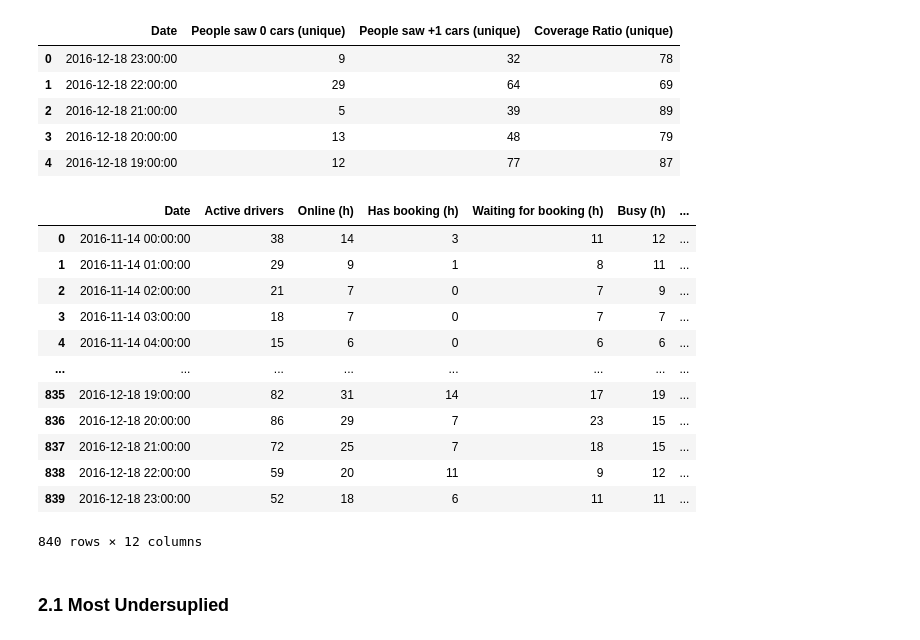
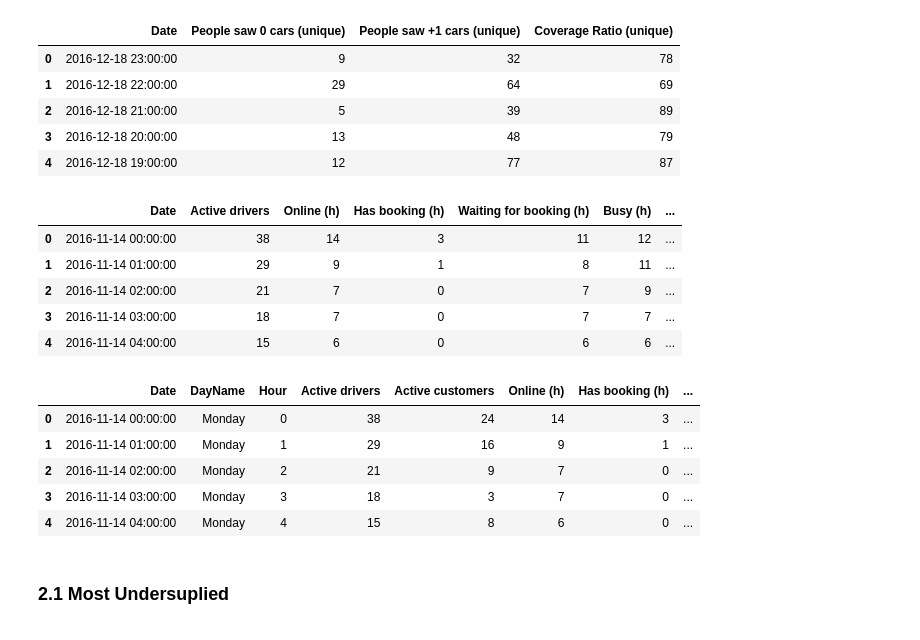
Before and after one commit to enliktjioe/PythonProjects, a Jupyter notebook: Bolt_DA_Test/Supply_and_Demand.ipynb, the cells around one changed output. Saved outputs shown, nothing was run; the diff lists cells and outputs as text; code cells hidden in the pictures.

```diff
--- a/Bolt_DA_Test/Supply_and_Demand.ipynb
+++ b/Bolt_DA_Test/Supply_and_Demand.ipynb
@@ -73,19 +76,13 @@ df2_w5 = df2[(df2['Date'] >= '2016-12-12 00:00:00') & (df2['Date'] <= '2016-12-1
 # %%
 ## Merge Supply and Demand data
 df_supply_demand = df1.merge(df2, how='outer', on='Date')
 df_supply_demand = df_supply_demand.sort_values(by="Date", ascending=True).reset_index(drop=True)
-df_supply_demand
+df_supply_demand = df_supply_demand.fillna(0)
+df_supply_demand.head()
 # %% [output]
 |  | Date | Active drivers | Online (h) | Has booking (h) | Waiting for booking (h) | Busy (h) | ... |
 | 0 | 2016-11-14 00:00:00 | 38 | 14 | 3 | 11 | 12 | ... |
 | 1 | 2016-11-14 01:00:00 | 29 | 9 | 1 | 8 | 11 | ... |
 | 2 | 2016-11-14 02:00:00 | 21 | 7 | 0 | 7 | 9 | ... |
 | 3 | 2016-11-14 03:00:00 | 18 | 7 | 0 | 7 | 7 | ... |
 | 4 | 2016-11-14 04:00:00 | 15 | 6 | 0 | 6 | 6 | ... |
-| ... | ... | ... | ... | ... | ... | ... | ... |
-| 835 | 2016-12-18 19:00:00 | 82 | 31 | 14 | 17 | 19 | ... |
-| 836 | 2016-12-18 20:00:00 | 86 | 29 | 7 | 23 | 15 | ... |
-| 837 | 2016-12-18 21:00:00 | 72 | 25 | 7 | 18 | 15 | ... |
-| 838 | 2016-12-18 22:00:00 | 59 | 20 | 11 | 9 | 12 | ... |
-| 839 | 2016-12-18 23:00:00 | 52 | 18 | 6 | 11 | 11 | ... |
-840 rows × 12 columns
@@ -92,3 +91,36 @@ df_supply_demand
+# %%
+# Adding some extra columns for analytics purpose
+df_supply_demand['Active customers'] = (df_supply_demand['People saw 0 cars (unique)'] + df_supply_demand['People saw +1 cars (unique)']).astype(int)
+df_supply_demand['DayName'] = df_supply_demand['Date'].dt.strftime('%A') # Get the name of the day
+df_supply_demand['Hour'] = df_supply_demand['Date'].dt.hour # Get the hour of the day
+
+# Reorder column
+# cols = df_supply_demand.columns.tolist() # to get the list of columns for copy-paste purpose, so we don't type it manually
+cols = ['Date',
+ 'DayName',
+ 'Hour',
+ 'Active drivers',
+ 'Active customers',
+ 'Online (h)',
+ 'Has booking (h)',
+ 'Waiting for booking (h)',
+ 'Busy (h)',
+ 'Hours per active driver',
+ 'Rides per online hour',
+ 'Finished Rides',
+ 'People saw 0 cars (unique)',
+ 'People saw +1 cars (unique)',
+ 'Coverage Ratio (unique)']
+
+df_supply_demand = df_supply_demand[cols]
+df_supply_demand.head()
+# %% [output]
+|  | Date | DayName | Hour | Active drivers | Active customers | Online (h) | Has booking (h) | ... |
+| 0 | 2016-11-14 00:00:00 | Monday | 0 | 38 | 24 | 14 | 3 | ... |
+| 1 | 2016-11-14 01:00:00 | Monday | 1 | 29 | 16 | 9 | 1 | ... |
+| 2 | 2016-11-14 02:00:00 | Monday | 2 | 21 | 9 | 7 | 0 | ... |
+| 3 | 2016-11-14 03:00:00 | Monday | 3 | 18 | 3 | 7 | 0 | ... |
+| 4 | 2016-11-14 04:00:00 | Monday | 4 | 15 | 8 | 6 | 0 | ... |
 # %% [markdown]
 ### 2.1 Most Undersuplied
 # %% [markdown]
```
Also changed, not shown: parts of 11 cells of this notebook.
